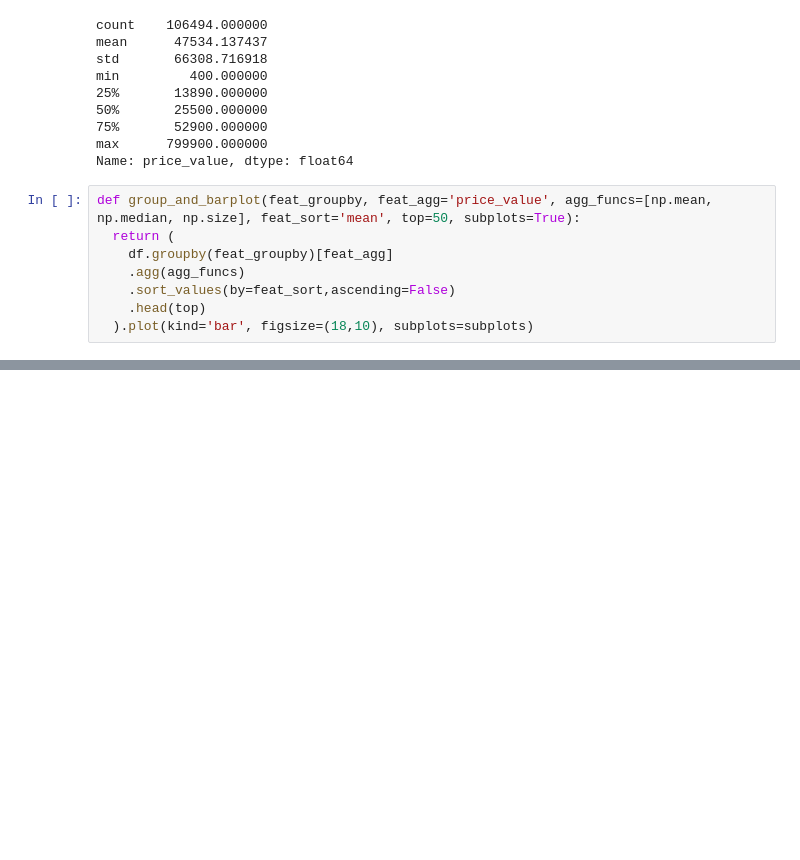
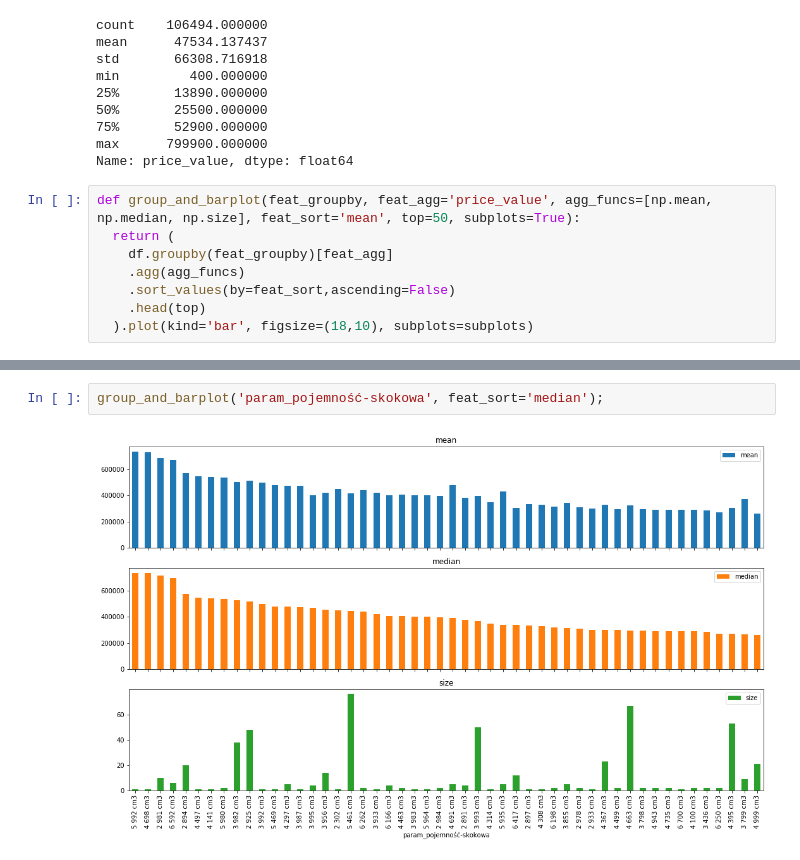
Before and after one commit to kamilkolodziejski/dw-predict-car, a Jupyter notebook: day2_visualisation.ipynb, the cells around one changed output, grey strips where cells are left out. Saved outputs shown, nothing was run; the diff lists cells and outputs as text; blank space fills up the shorter version.

```diff
--- a/day2_visualisation.ipynb
+++ b/day2_visualisation.ipynb
@@ -74,0 +76,4 @@ group_and_barplot('param_kategoria', feat_sort='size');
+# %%
+group_and_barplot('param_pojemność-skokowa', feat_sort='median');
+# %% [output]
+[figure, added]
```
Also changed, not shown: parts of 7 cells of this notebook.
